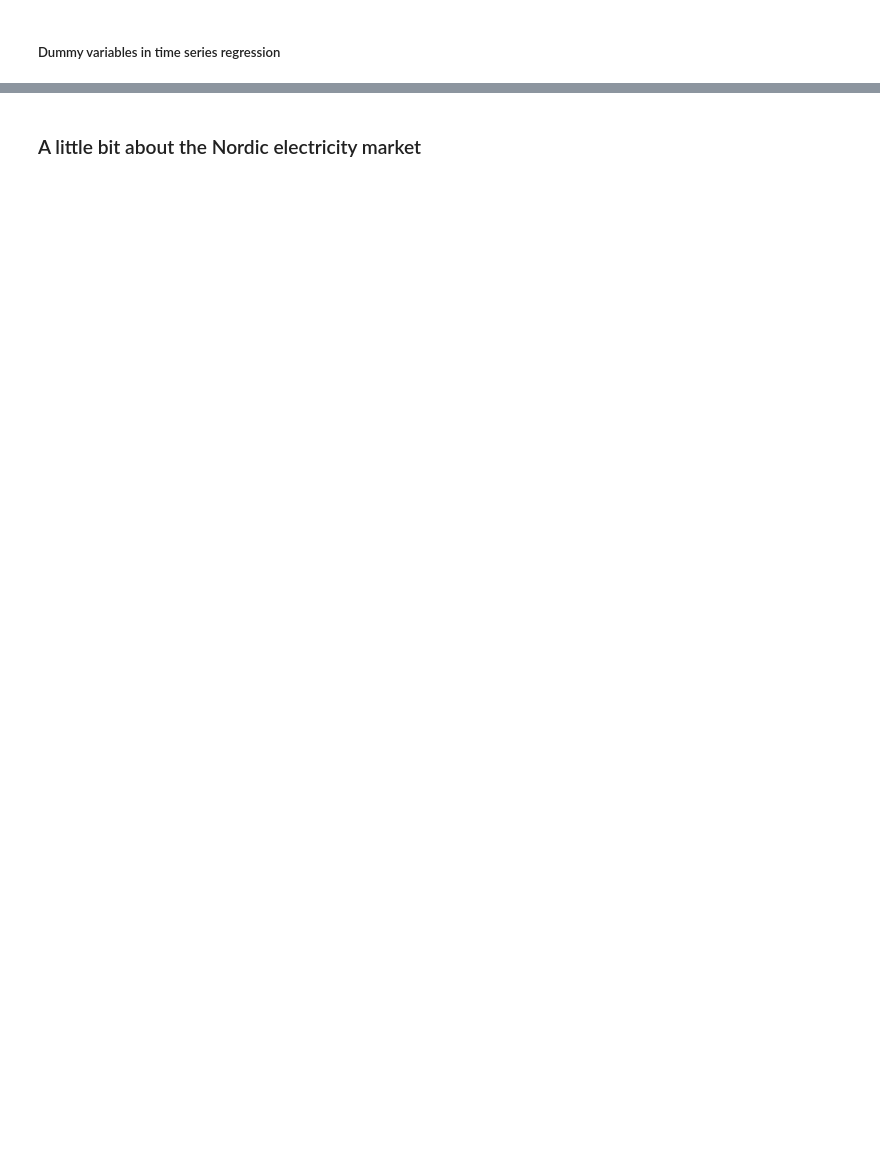
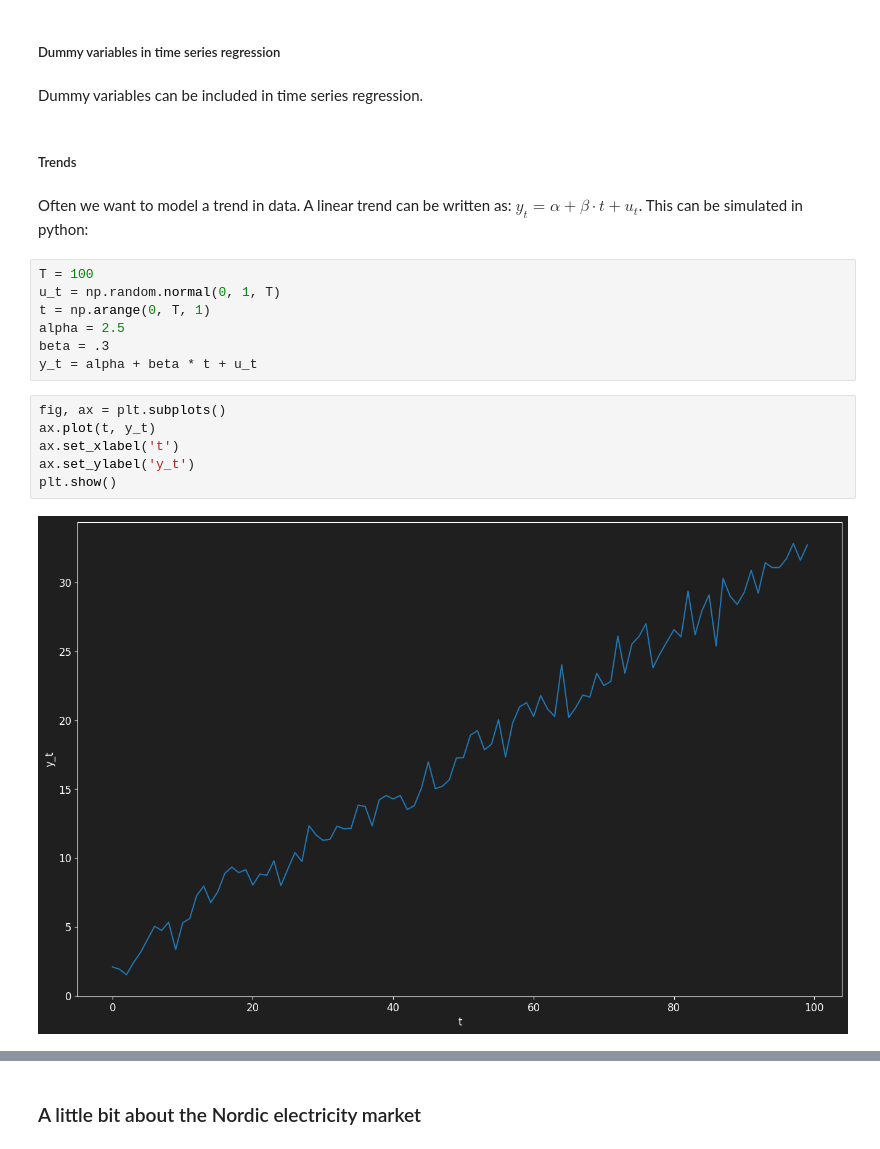
Before and after one commit to sebalexsmith/MET2010, a Jupyter notebook: Labs/Lab 13.ipynb, the cells around one changed output, grey strips where cells are left out. Cells and saved outputs as stored; diff of their text form; blank space fills up the shorter version.

```diff
--- a/Labs/Lab 13.ipynb
+++ b/Labs/Lab 13.ipynb
@@ -40,2 +63,23 @@ pd.set_option('display.max_columns', None)
 # %% [markdown]
 ##### Dummy variables in time series regression
+# %% [markdown]
+Dummy variables can be included in time series regression.
+# %% [markdown]
+##### Trends
+# %% [markdown]
+Often we want to model a trend in data. A linear trend can be written as: $y_t = \alpha + \beta \cdot t + u_t$. This can be simulated in python:
+# %%
+T = 100
+u_t = np.random.normal(0, 1, T)
+t = np.arange(0, T, 1)
+alpha = 2.5
+beta = .3
+y_t = alpha + beta * t + u_t
+# %%
+fig, ax = plt.subplots()
+ax.plot(t, y_t)
+ax.set_xlabel('t')
+ax.set_ylabel('y_t')
+plt.show()
+# %% [output]
+[figure, added]
```
Also changed, not shown: parts of 63 cells of this notebook, 1 other file.
